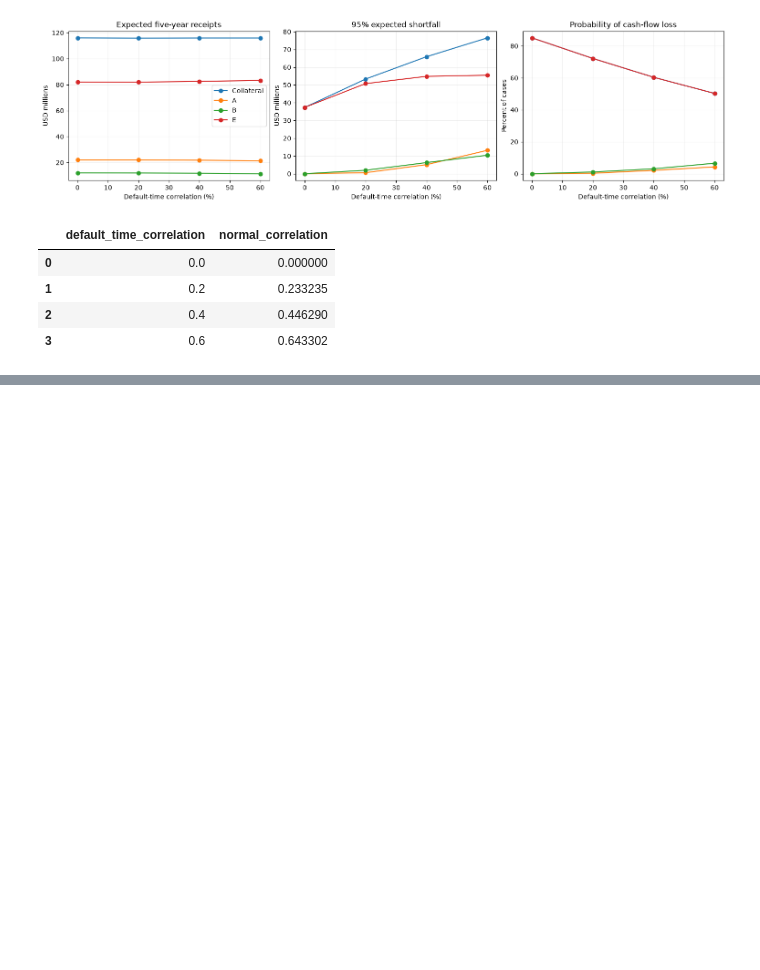
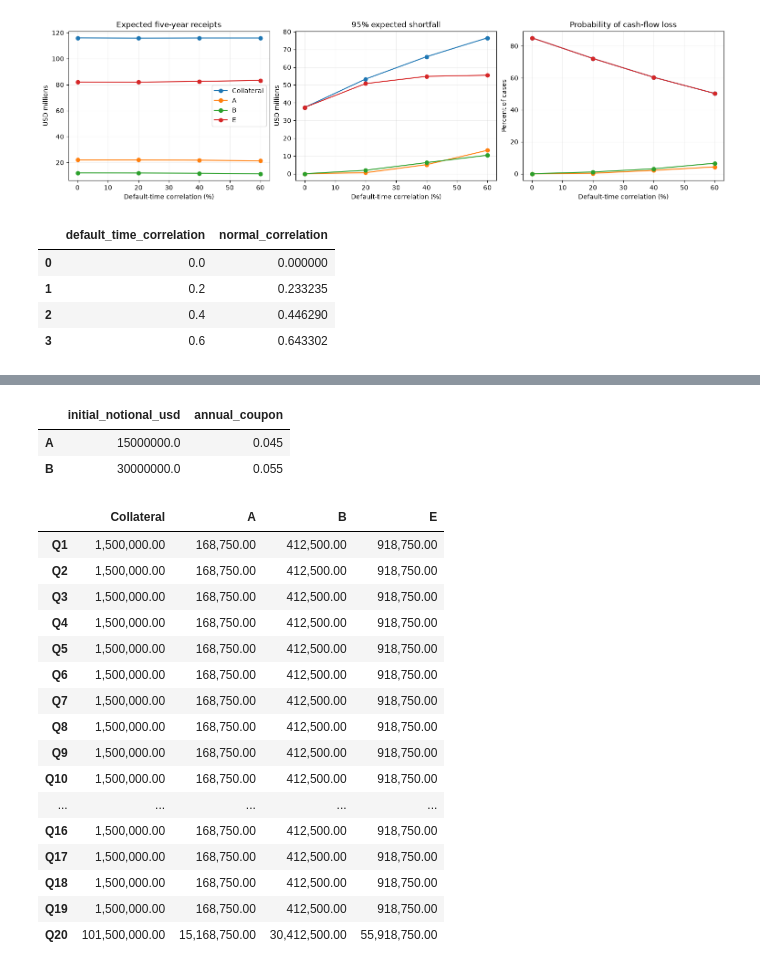
Before and after one commit to moctran/valuation_miniproject3, a Jupyter notebook: miniproject3_finalv2.ipynb, the cells around one changed output, grey strips where cells are left out. Cells and saved outputs as stored; diff of their text form; code cells hidden in the pictures; blank space fills up the shorter version.

```diff
--- a/miniproject3_finalv2.ipynb
+++ b/miniproject3_finalv2.ipynb
@@ -1088,0 +1122,50 @@ Amounts: USD. Loss probability is payment-shortfall probability for A and B.
+# %%
+tranches_b = pd.DataFrame({
+    "initial_notional_usd": [15_000_000.0, 30_000_000.0],
+    "annual_coupon": [0.045, 0.055],
+}, index=["A", "B"])
+
+scheduled_tranche_cash_flows_b = pd.DataFrame(
+    0.0, index=quarter_labels, columns=["A", "B"]
+)
+
+for tranche_name in ["A", "B"]:
+    notional_b = tranches_b.loc[tranche_name, "initial_notional_usd"]
+    annual_rate_b = tranches_b.loc[tranche_name, "annual_coupon"]
+    scheduled_tranche_cash_flows_b[tranche_name] = (
+        notional_b * annual_rate_b / PAYMENTS_PER_YEAR
+    )
+    scheduled_tranche_cash_flows_b.loc[quarter_labels[-1], tranche_name] += notional_b
+
+# Reuse the existing waterfall and no-default collateral benchmark.
+no_default_waterfall_b = pd.DataFrame(
+    apply_waterfall(
+        [no_default_collateral], scheduled_tranche_cash_flows_b.to_numpy()
+    )[0],
+    index=quarter_labels, columns=class_names,
+)
+no_default_waterfall_b.insert(0, "Collateral", no_default_collateral)
+
+display(tranches_b)
+display(no_default_waterfall_b.style.format("{:,.2f}"))
+# %% [output]
+|  | initial_notional_usd | annual_coupon |
+| A | 15000000.0 | 0.045 |
+| B | 30000000.0 | 0.055 |
+|  | Collateral | A | B | E |
+| Q1 | 1,500,000.00 | 168,750.00 | 412,500.00 | 918,750.00 |
+| Q2 | 1,500,000.00 | 168,750.00 | 412,500.00 | 918,750.00 |
+| Q3 | 1,500,000.00 | 168,750.00 | 412,500.00 | 918,750.00 |
+| Q4 | 1,500,000.00 | 168,750.00 | 412,500.00 | 918,750.00 |
+| Q5 | 1,500,000.00 | 168,750.00 | 412,500.00 | 918,750.00 |
+| Q6 | 1,500,000.00 | 168,750.00 | 412,500.00 | 918,750.00 |
+| Q7 | 1,500,000.00 | 168,750.00 | 412,500.00 | 918,750.00 |
+| Q8 | 1,500,000.00 | 168,750.00 | 412,500.00 | 918,750.00 |
+| Q9 | 1,500,000.00 | 168,750.00 | 412,500.00 | 918,750.00 |
+| Q10 | 1,500,000.00 | 168,750.00 | 412,500.00 | 918,750.00 |
+| ... | ... | ... | ... | ... |
+| Q16 | 1,500,000.00 | 168,750.00 | 412,500.00 | 918,750.00 |
+| Q17 | 1,500,000.00 | 168,750.00 | 412,500.00 | 918,750.00 |
+| Q18 | 1,500,000.00 | 168,750.00 | 412,500.00 | 918,750.00 |
+| Q19 | 1,500,000.00 | 168,750.00 | 412,500.00 | 918,750.00 |
+| Q20 | 101,500,000.00 | 15,168,750.00 | 30,412,500.00 | 55,918,750.00 |
```
Also changed, not shown: parts of 8 cells of this notebook.
